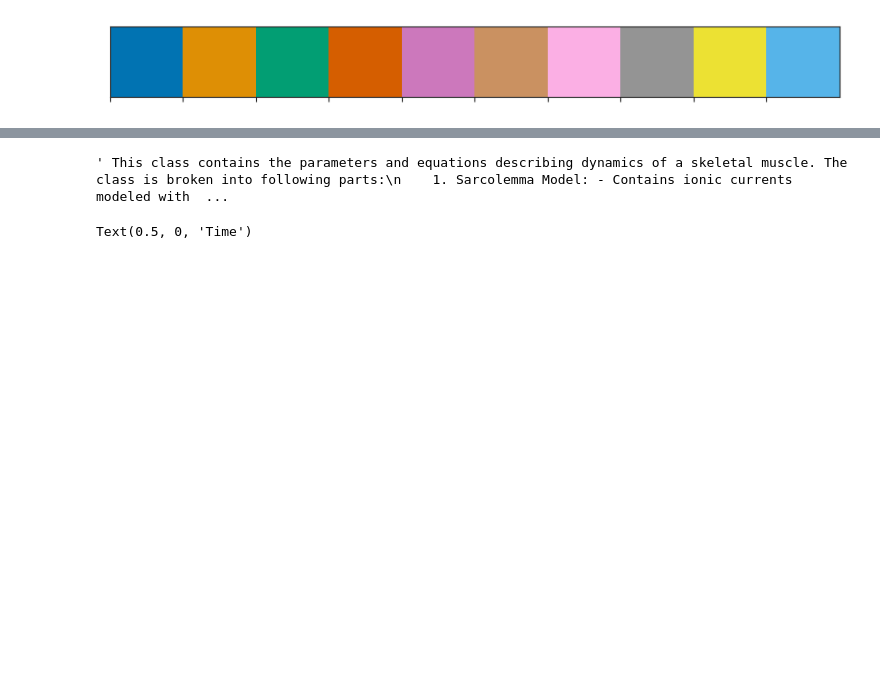
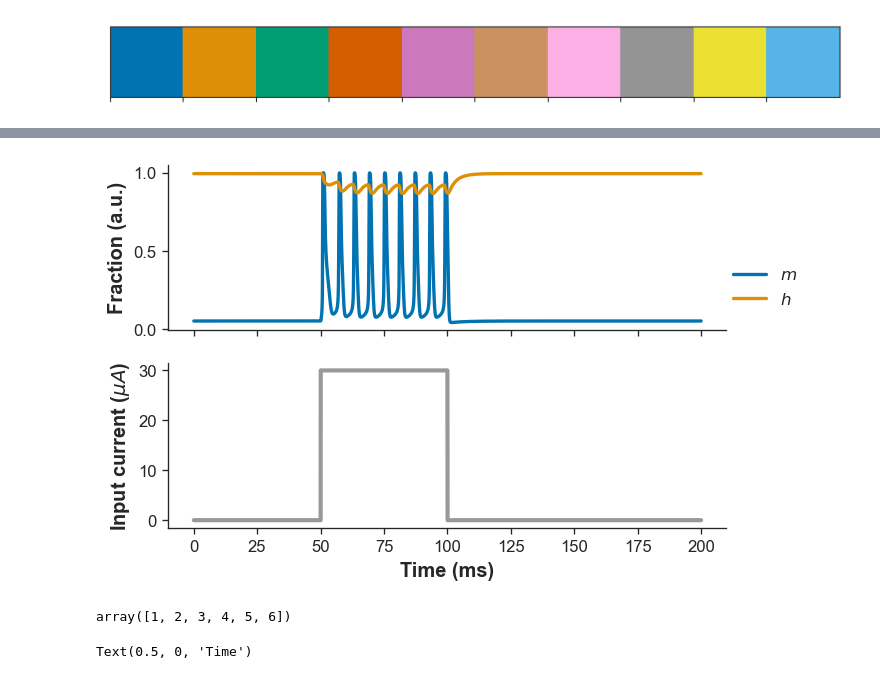
Before and after one commit to vjaltare/skeletal_muscle_yap, a Jupyter notebook: senneff_calcium_handling_08_11.ipynb, the cells around one changed output, grey strips where cells are left out. Cells and saved outputs as stored; diff of their text form; code cells hidden in the pictures; blank space fills up the shorter version.

Commit message:
Add files via upload
Model outputs APs successfully

```diff
--- a/senneff_calcium_handling_08_11.ipynb
+++ b/senneff_calcium_handling_08_11.ipynb
@@ -174,7 +293,23 @@ class Skeletal_muscle:
+# %%
+label_list = ["$m$", "$h$", "$S$", "$n$", "$h_K$"]
+fig, ax = plt.subplots(2,1, sharex=True, dpi = 120)
+for j in np.arange(0,2):
+    ax[0].plot(t, y.T[:,j+1], label=label_list[j], lw = 2)
+ax[0].set_ylabel("Fraction (a.u.)")
+ax[0].legend(frameon=False, loc = (1.,0.1))
+
+ax[1].plot(t, iArr, lw = 2.5, color="0.6")
+
+ax[1].set_ylabel("Input current ($\mu A$)")
+ax[1].set_xlabel("Time (ms)")
+
+sns.despine()
+# %% [output]
+[figure, added]
 # %%
-Skeletal_muscle.__doc__
+np.arange(1,7)
 # %% [output]
-' This class contains the parameters and equations describing dynamics of a skeletal muscle. The class is broken into following parts:\n    1. Sarcolemma Model: - Contains ionic currents modeled with  ...
+array([1, 2, 3, 4, 5, 6])
 # %%
 b = np.arange(0., 10., 0.01)
 a = np.sin(b*np.pi/6)
```
Also changed, not shown: parts of 8 cells of this notebook.
